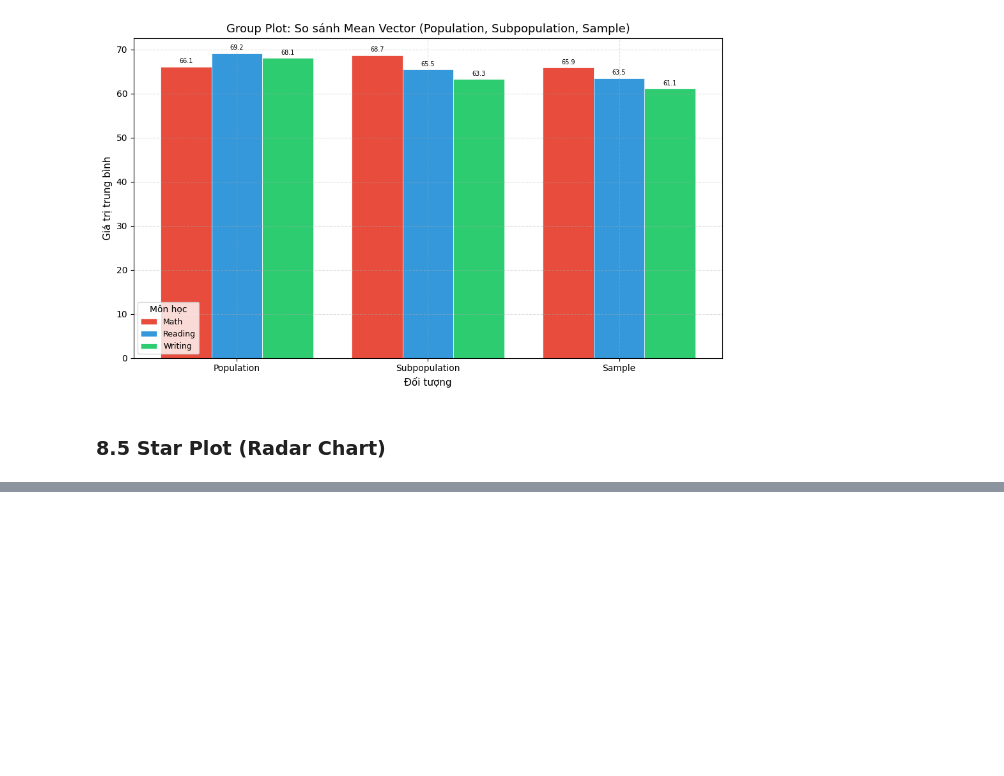
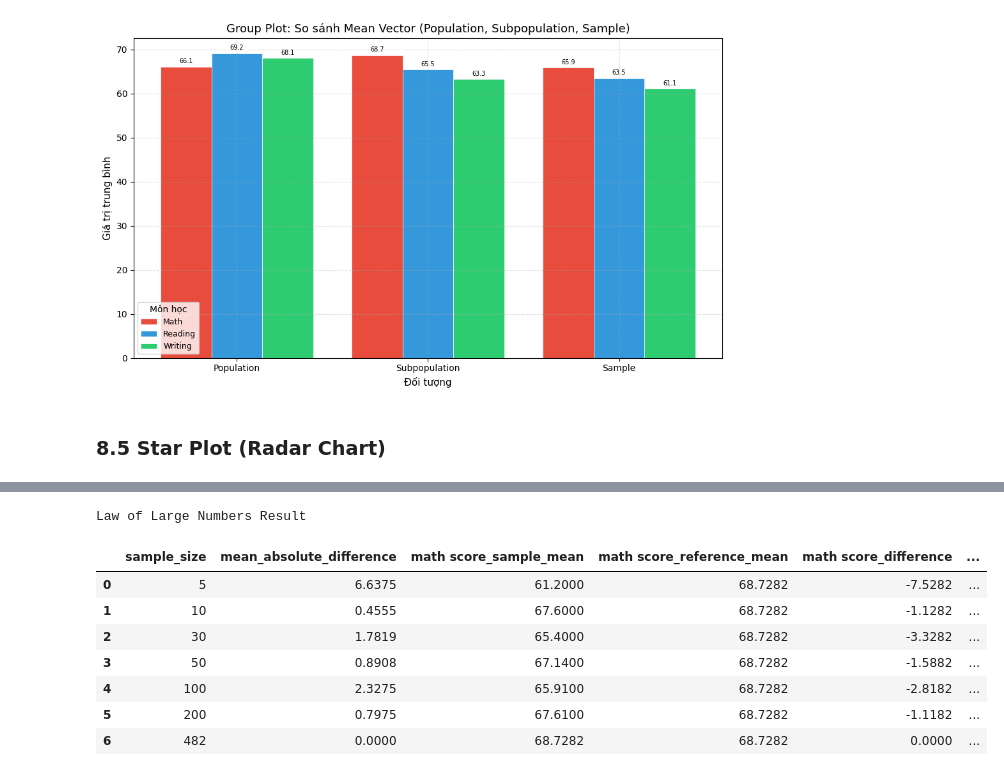
Before and after one commit to ntnthinh205/gk_msa, a Jupyter notebook: multivariate_statistics.ipynb, the cells around one changed output, grey strips where cells are left out. Cells and saved outputs as stored; diff of their text form; code cells hidden in the pictures; blank space fills up the shorter version.

```diff
--- a/multivariate_statistics.ipynb
+++ b/multivariate_statistics.ipynb
@@ -3214,0 +3341,20 @@ plt.show()
+# %%
+lln_result_df = run_law_of_large_numbers_experiment(
+    source_df=lln_source_df,
+    reference_mean_vector=lln_reference_mean_vector,
+    score_cols=score_cols,
+    random_state=RANDOM_STATE
+)
+
+print("Law of Large Numbers Result")
+display(lln_result_df)
+# %% [output]
+Law of Large Numbers Result
+|  | sample_size | mean_absolute_difference | math score_sample_mean | math score_reference_mean | math score_difference | ... |
+| 0 | 5 | 6.6375 | 61.2000 | 68.7282 | -7.5282 | ... |
+| 1 | 10 | 0.4555 | 67.6000 | 68.7282 | -1.1282 | ... |
+| 2 | 30 | 1.7819 | 65.4000 | 68.7282 | -3.3282 | ... |
+| 3 | 50 | 0.8908 | 67.1400 | 68.7282 | -1.5882 | ... |
+| 4 | 100 | 2.3275 | 65.9100 | 68.7282 | -2.8182 | ... |
+| 5 | 200 | 0.7975 | 67.6100 | 68.7282 | -1.1182 | ... |
+| 6 | 482 | 0.0000 | 68.7282 | 68.7282 | 0.0000 | ... |
```
Also changed, not shown: parts of 24 cells of this notebook.
